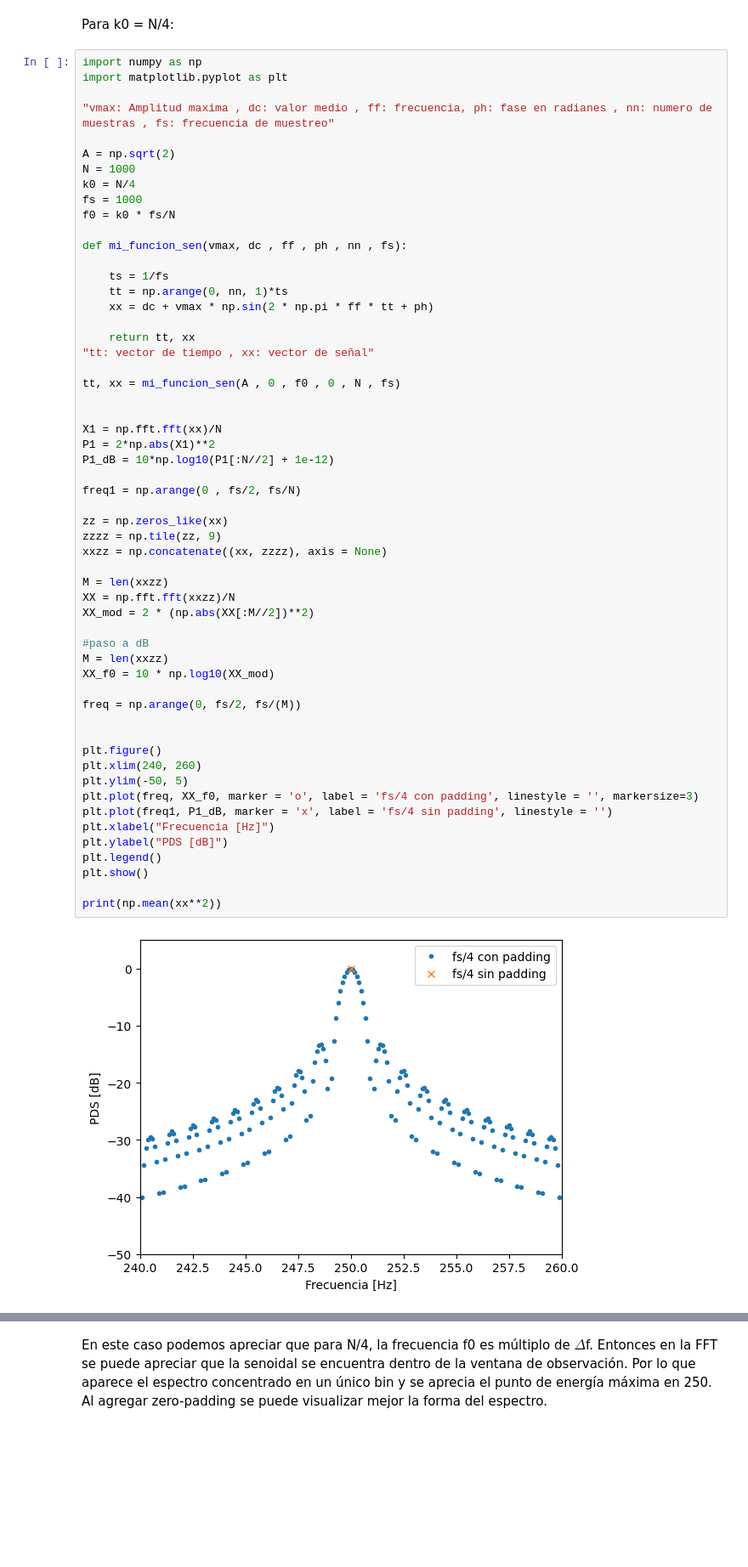
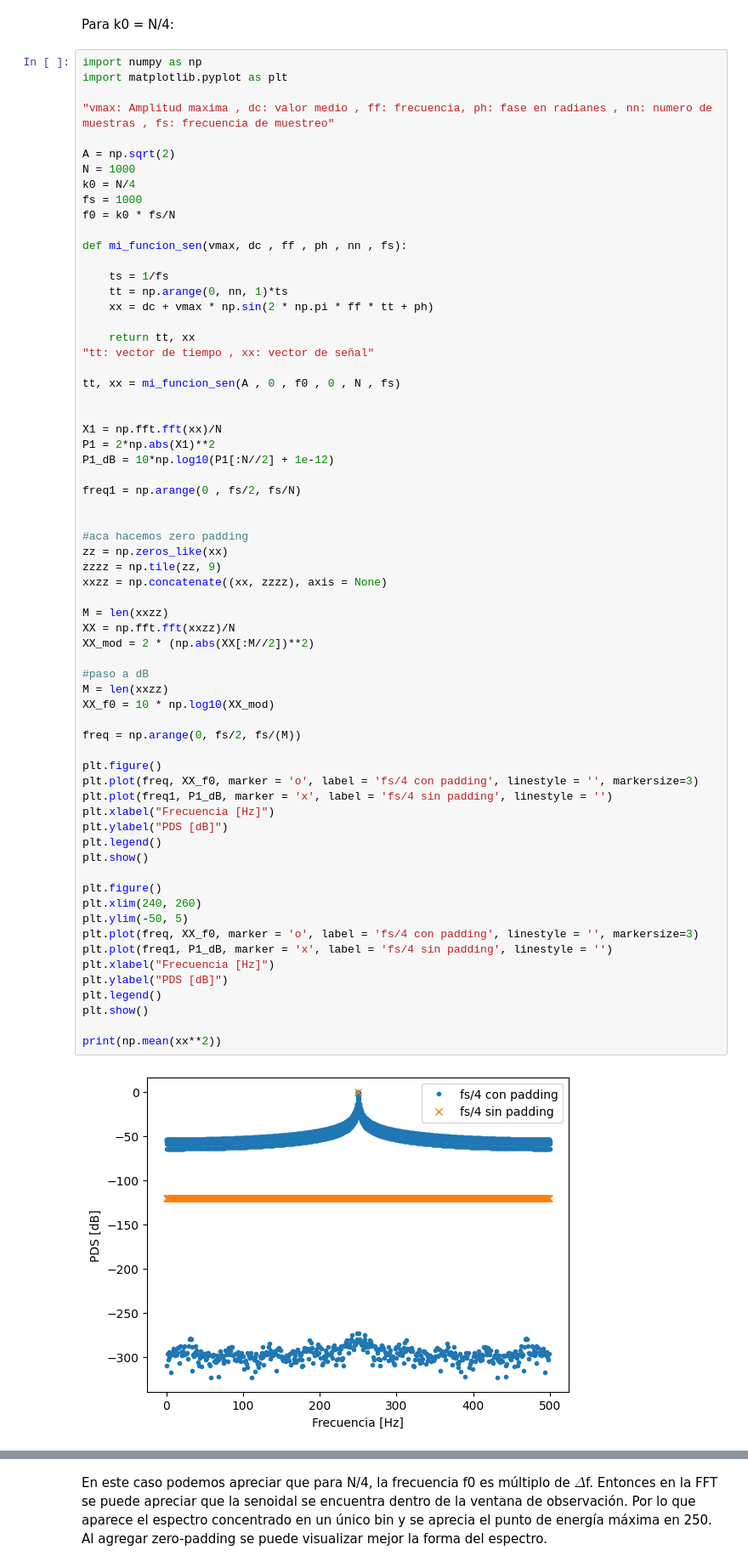
Before and after one commit to SantiagoBoente/APS, a Jupyter notebook: TS3_Santiago_Boente/TS3_Santiago_Boente.ipynb, the cells around one changed output, grey strips where cells are left out. Shown at 85% size. Drawn from its saved outputs; the diff is of its cells as text; blank space fills up the shorter version.

```diff
--- a/TS3_Santiago_Boente/TS3_Santiago_Boente.ipynb
+++ b/TS3_Santiago_Boente/TS3_Santiago_Boente.ipynb
@@ -47,31 +53,40 @@ P1_dB = 10*np.log10(P1[:N//2] + 1e-12)
 
 freq1 = np.arange(0 , fs/2, fs/N)
 
+
+#aca hacemos zero padding
 zz = np.zeros_like(xx)
 zzzz = np.tile(zz, 9)
 xxzz = np.concatenate((xx, zzzz), axis = None)
 
 M = len(xxzz)
 XX = np.fft.fft(xxzz)/N
 XX_mod = 2 * (np.abs(XX[:M//2])**2)
 
 #paso a dB
 M = len(xxzz)
 XX_f0 = 10 * np.log10(XX_mod)
 
 freq = np.arange(0, fs/2, fs/(M))
 
+plt.figure()
+plt.plot(freq, XX_f0, marker = 'o', label = 'fs/4 con padding', linestyle = '', markersize=3)
+plt.plot(freq1, P1_dB, marker = 'x', label = 'fs/4 sin padding', linestyle = '')
+plt.xlabel("Frecuencia [Hz]")
+plt.ylabel("PDS [dB]")
+plt.legend()
+plt.show()
 
 plt.figure()
 plt.xlim(240, 260)
 plt.ylim(-50, 5)
 plt.plot(freq, XX_f0, marker = 'o', label = 'fs/4 con padding', linestyle = '', markersize=3)
 plt.plot(freq1, P1_dB, marker = 'x', label = 'fs/4 sin padding', linestyle = '')
 plt.xlabel("Frecuencia [Hz]")
 plt.ylabel("PDS [dB]")
 plt.legend()
 plt.show()
 
 print(np.mean(xx**2))
 # %% [output]
-[figure, old version]
+[figure, new version]
```
Also changed, not shown: parts of 4 cells of this notebook.
